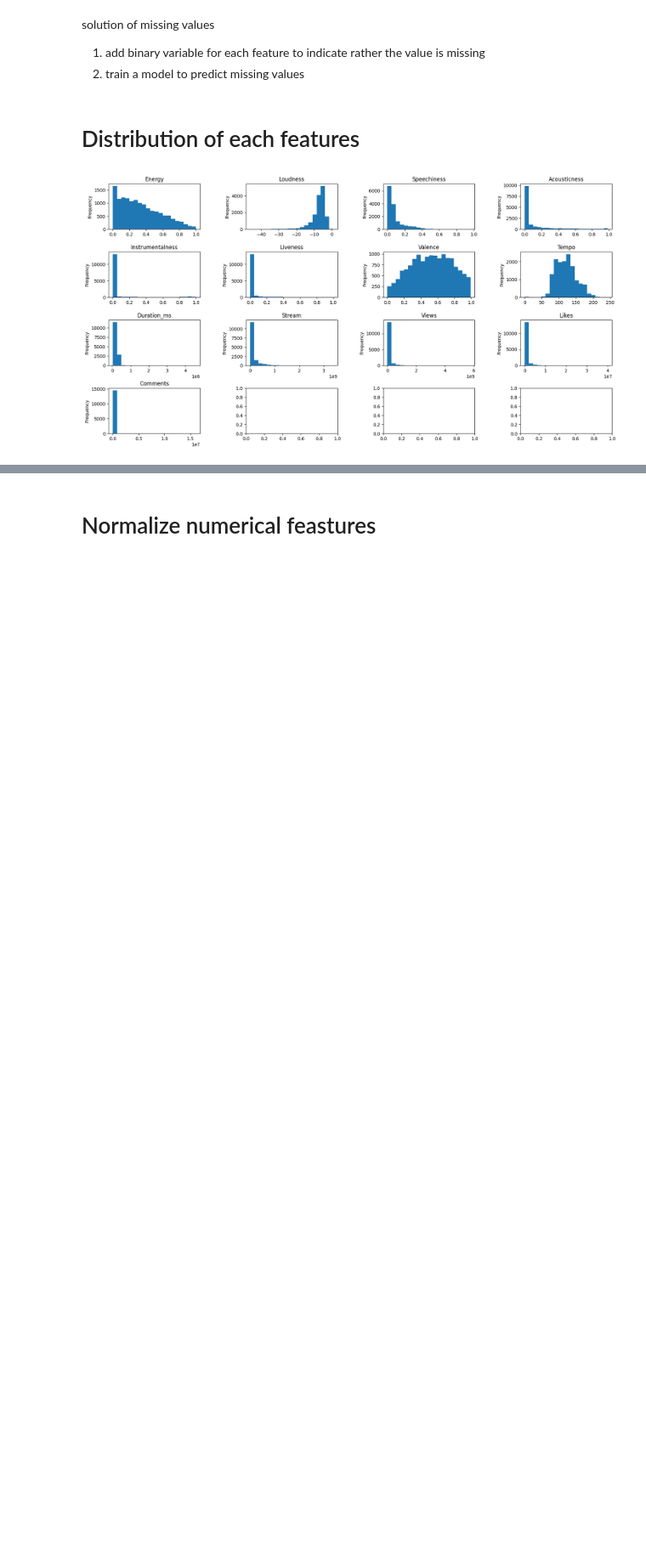
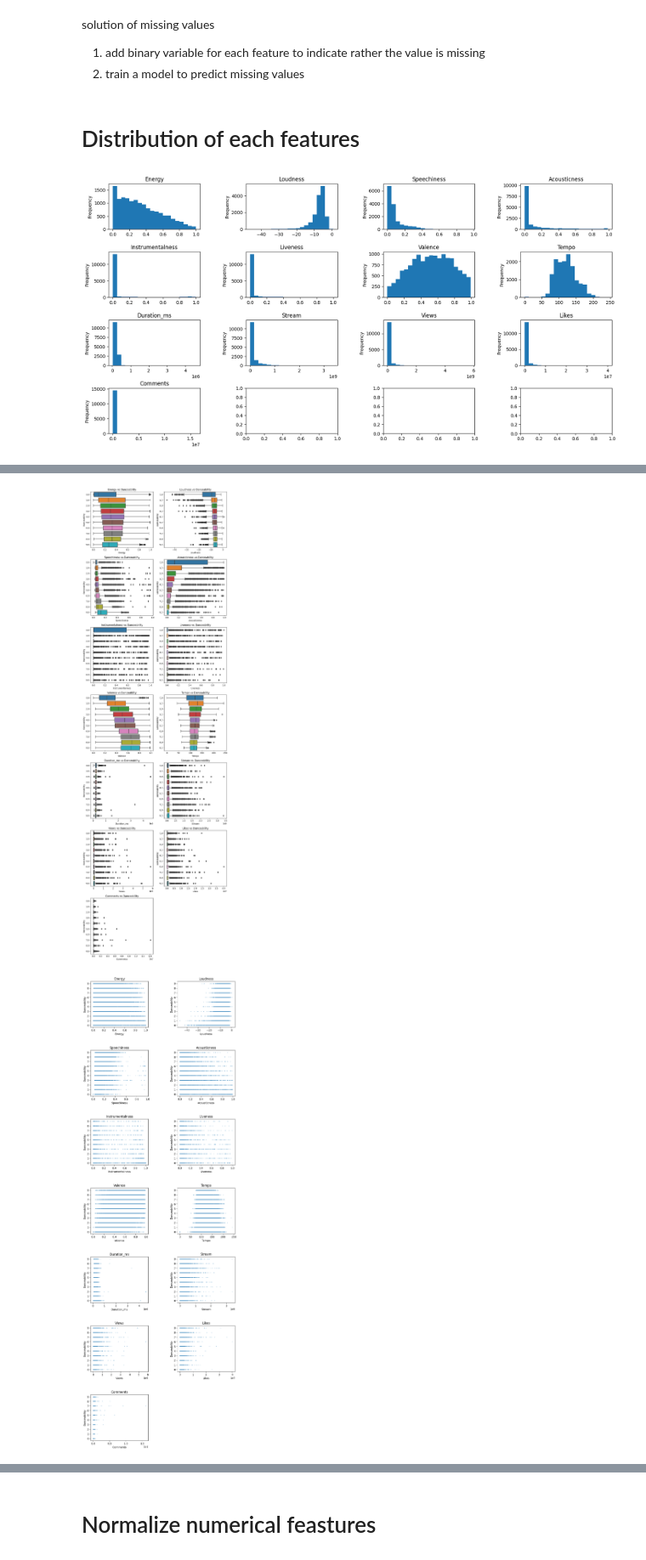
Before and after one commit to easonyu0203/ml-final-letdance, a Jupyter notebook: research.ipynb, the cells around one changed output, grey strips where cells are left out. Shown at 85% size. Cells and saved outputs as stored; diff of their text form; code cells hidden in the pictures; blank space fills up the shorter version.

```diff
--- a/research.ipynb
+++ b/research.ipynb
@@ -101,0 +167,7 @@ normal_features = ['Valence', 'Tempo']
+# %%
+# Call the function with the appropriate inputs
+plot_feature_relationship(train_ds, numerical_features, label_feature, figsize=(10, 32))
+plot_scatter(train_ds, numerical_features, figsize=(10, 32))
+# %% [output]
+[figure, added]
+[figure, added]
```
Also changed, not shown: parts of 8 cells of this notebook, 1 other file.
